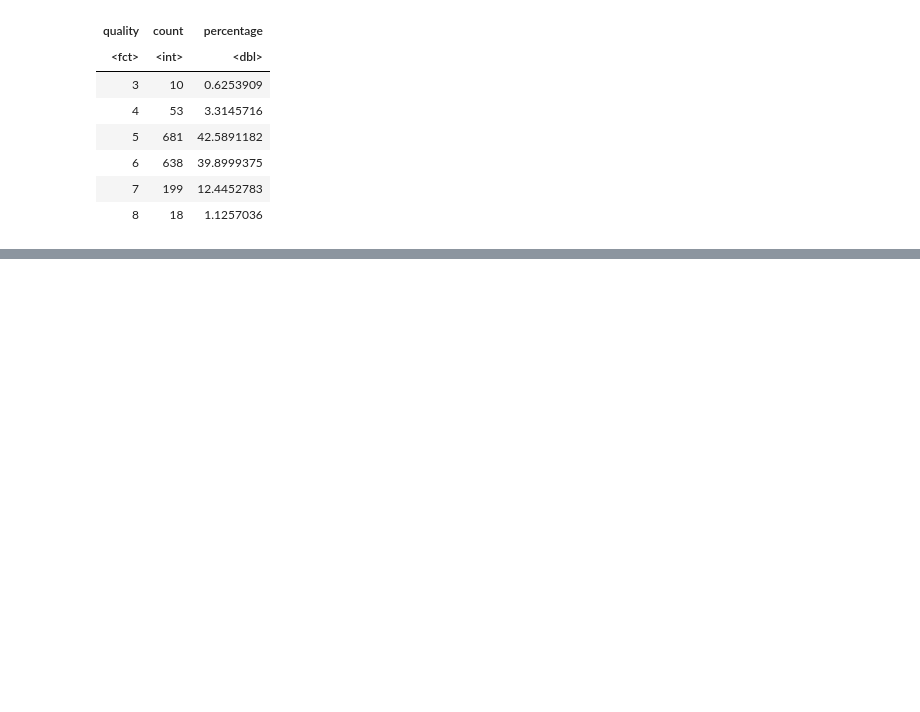
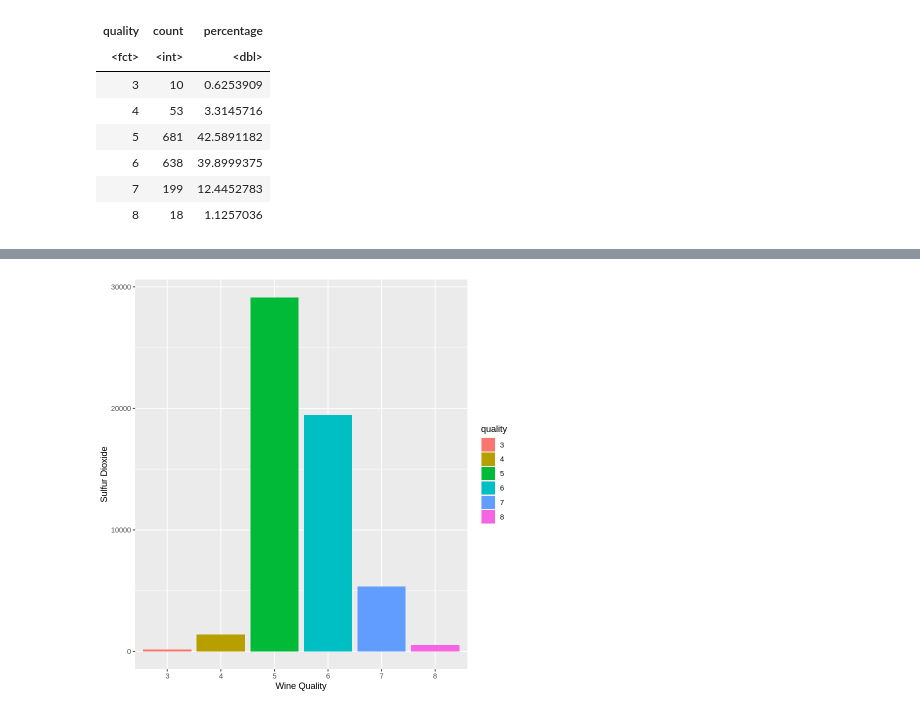
Before and after one commit to yizhangl/DSCI100-project, a Jupyter notebook: proposal.ipynb, the cells around one changed output, grey strips where cells are left out. Drawn from its saved outputs; the diff is of its cells as text; code cells hidden in the pictures; blank space fills up the shorter version.

```diff
--- a/proposal.ipynb
+++ b/proposal.ipynb
@@ -167,0 +231,7 @@ A spec_tbl_df: 1599 × 13
+# %%
+wine_plot_dio <- wine_train %>%
+   ggplot(aes(x = quality, y = total.sulfur.dioxide, fill = quality)) +
+       geom_bar(stat = "identity") +
+       labs(x = "Wine Quality", y = "Sulfur Dioxide")
+wine_plot_dio
+# %% [output]
@@ -167,0 +240 @@ A spec_tbl_df: 1599 × 13
+[figure, added]
```
Also changed, not shown: parts of 17 cells of this notebook.
